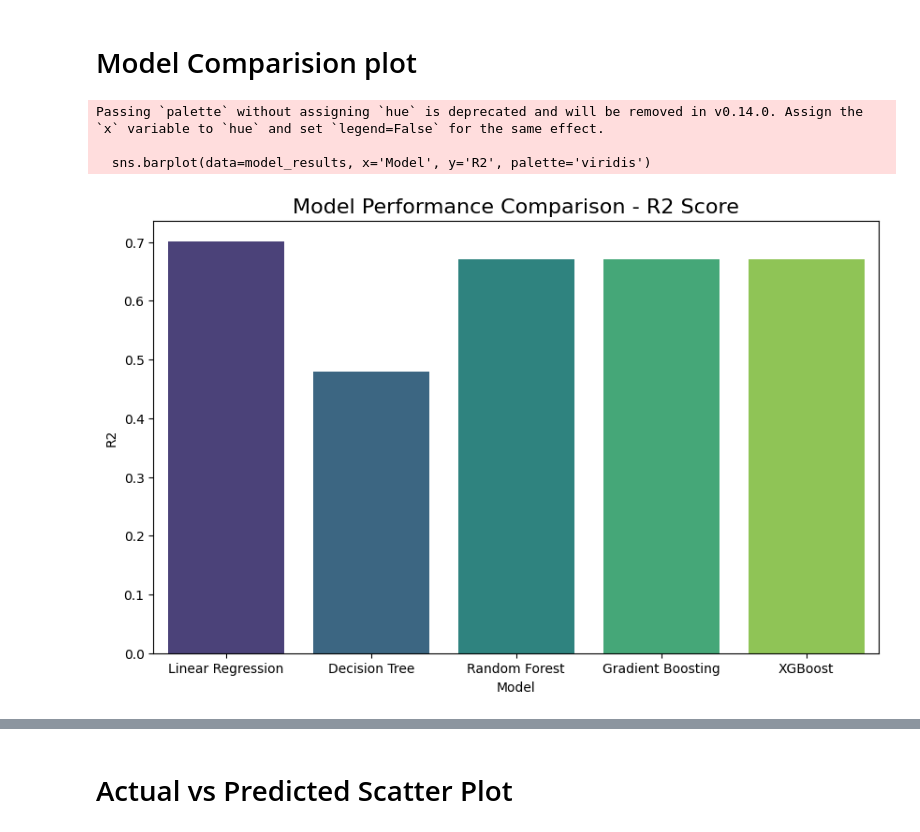
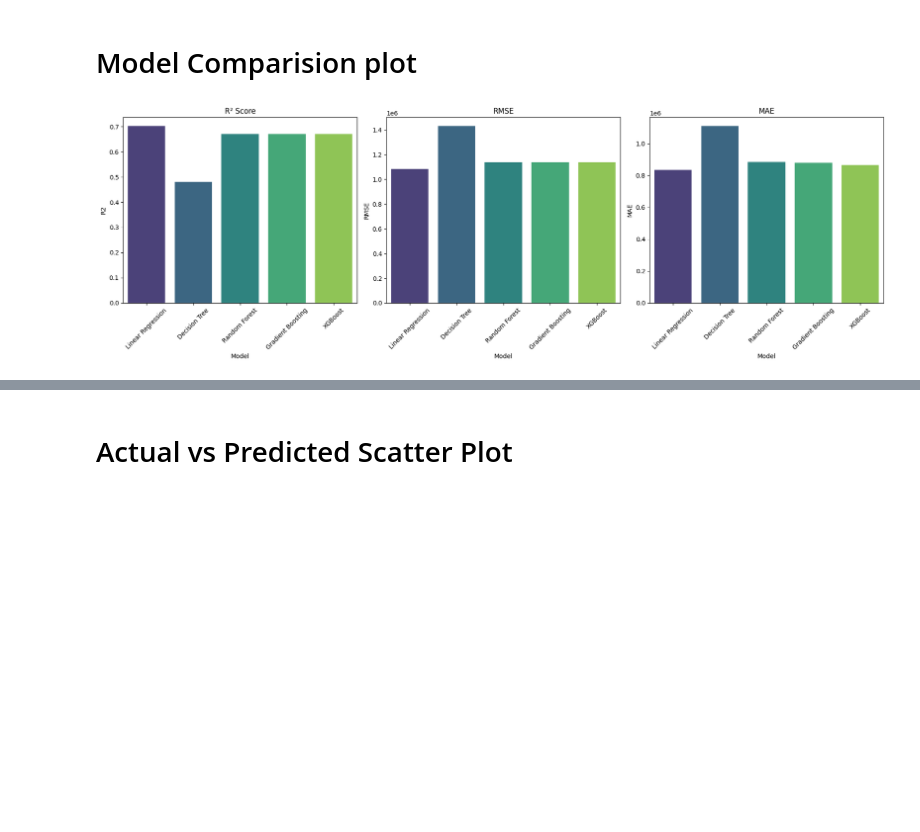
Before and after one commit to iamdealer02/Housing-Price-Prediction-Model, a Jupyter notebook: 08.Analysis.ipynb, the cells around one changed output, grey strips where cells are left out. Drawn from its saved outputs; the diff is of its cells as text; code cells hidden in the pictures; blank space fills up the shorter version.

```diff
--- a/08.Analysis.ipynb
+++ b/08.Analysis.ipynb
@@ -7,14 +7,46 @@ model_results = pd.read_csv("./models/model_results.csv")
 # %% [markdown]
 # Model Comparision plot
 # %%
-plt.figure(figsize=(10, 6))
-sns.barplot(data=model_results, x='Model', y='R2', palette='viridis')
+fig, axes = plt.subplots(1, 3, figsize=(18, 6))
 
-plt.title('Model Performance Comparison - R2 Score', fontsize=16)
+# R²
+sns.barplot(
+    data=model_results,
+    x='Model',
+    y='R2',
+    palette='viridis',
+    hue='Model',
+    ax=axes[0]
+)
+axes[0].set_title('R² Score')
 
+# RMSE
+sns.barplot(
+    data=model_results,
+    x='Model',
+    y='RMSE',
+    palette='viridis',
+    hue='Model',
+    ax=axes[1]
+)
+axes[1].set_title('RMSE')
+
+# MAE
+sns.barplot(
+    data=model_results,
+    x='Model',
+    y='MAE',
+    palette='viridis',
+    hue='Model',
+    ax=axes[2]
+)
+axes[2].set_title('MAE')
+
+# Rotate model names if needed
+for ax in axes:
+    ax.tick_params(axis='x', rotation=45)
+
+plt.tight_layout()
 plt.show()
 # %% [output]
-Passing `palette` without assigning `hue` is deprecated and will be removed in v0.14.0. Assign the `x` variable to `hue` and set `legend=False` for the same effect.
-
-  sns.barplot(data=model_results, x='Model', y='R2', palette='viridis')
-[figure, old version]
+[figure, new version]
```
Also changed, not shown: parts of 16 cells of this notebook, 2 other files.
